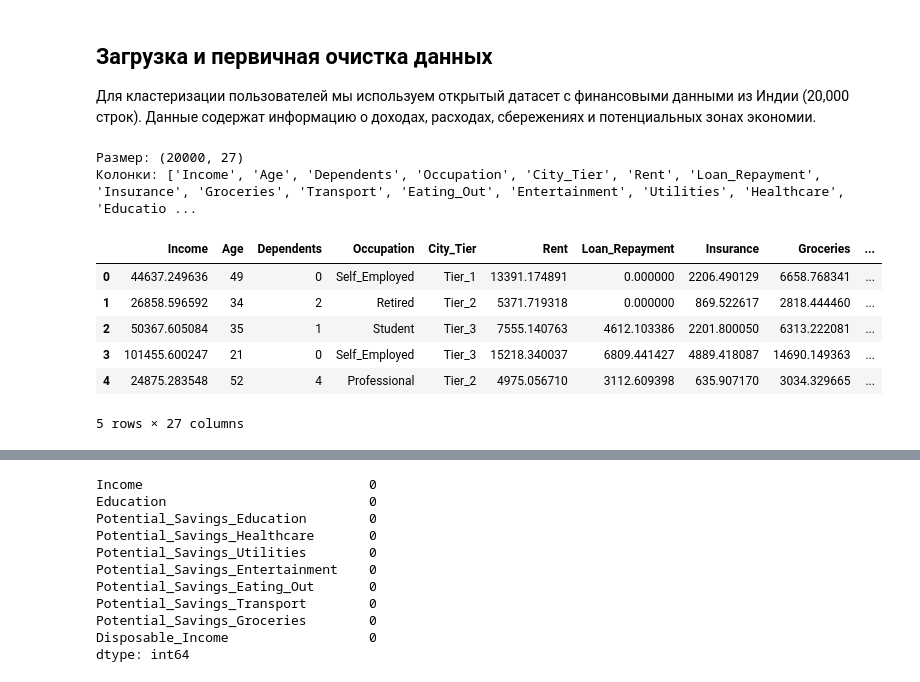
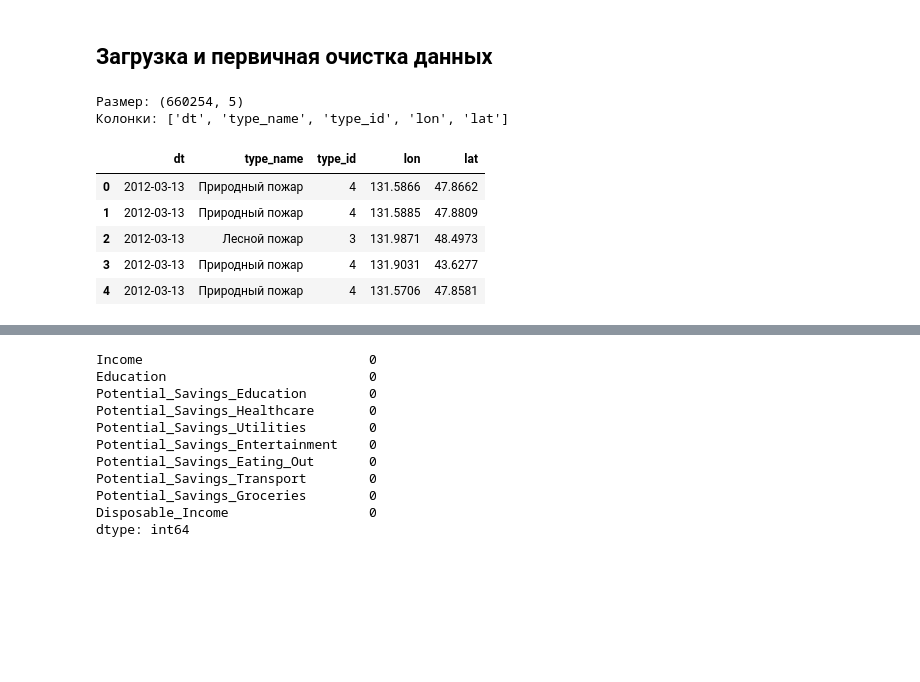
Before and after one commit to neilarphy/mlops-jmlc-project, a Jupyter notebook: baseline.ipynb, the cells around one changed output, grey strips where cells are left out. Drawn from its saved outputs; the diff is of its cells as text; code cells hidden in the pictures; blank space fills up the shorter version.

```diff
--- a/baseline.ipynb
+++ b/baseline.ipynb
@@ -38,22 +3,19 @@
 # %% [markdown]
 ##  Загрузка и первичная очистка данных
-
-Для кластеризации пользователей мы используем открытый датасет с финансовыми данными из Индии (20,000 строк). Данные содержат информацию о доходах, расходах, сбережениях и потенциальных зонах экономии.
 # %%
 import pandas as pd
 
-df = pd.read_csv("datasets/GOLDCLUSTERING.csv", sep=';')
+df = pd.read_csv("datasets/data/thermopoints.csv", sep=';')
 
 print("Размер:", df.shape)
 print("Колонки:", df.columns.tolist())
 df.head()
 # %% [output]
-Размер: (20000, 27)
-Колонки: ['Income', 'Age', 'Dependents', 'Occupation', 'City_Tier', 'Rent', 'Loan_Repayment', 'Insurance', 'Groceries', 'Transport', 'Eating_Out', 'Entertainment', 'Utilities', 'Healthcare', 'Educatio ...
+Размер: (660254, 5)
+Колонки: ['dt', 'type_name', 'type_id', 'lon', 'lat']
-|  | Income | Age | Dependents | Occupation | City_Tier | Rent | Loan_Repayment | Insurance | Groceries | ... |
-| 0 | 44637.249636 | 49 | 0 | Self_Employed | Tier_1 | 13391.174891 | 0.000000 | 2206.490129 | 6658.768341 | ... |
-| 1 | 26858.596592 | 34 | 2 | Retired | Tier_2 | 5371.719318 | 0.000000 | 869.522617 | 2818.444460 | ... |
-| 2 | 50367.605084 | 35 | 1 | Student | Tier_3 | 7555.140763 | 4612.103386 | 2201.800050 | 6313.222081 | ... |
-| 3 | 101455.600247 | 21 | 0 | Self_Employed | Tier_3 | 15218.340037 | 6809.441427 | 4889.418087 | 14690.149363 | ... |
-| 4 | 24875.283548 | 52 | 4 | Professional | Tier_2 | 4975.056710 | 3112.609398 | 635.907170 | 3034.329665 | ... |
+|  | dt | type_name | type_id | lon | lat |
+| 0 | 2012-03-13 | Природный пожар | 4 | 131.5866 | 47.8662 |
+| 1 | 2012-03-13 | Природный пожар | 4 | 131.5885 | 47.8809 |
+| 2 | 2012-03-13 | Лесной пожар | 3 | 131.9871 | 48.4973 |
+| 3 | 2012-03-13 | Природный пожар | 4 | 131.9031 | 43.6277 |
+| 4 | 2012-03-13 | Природный пожар | 4 | 131.5706 | 47.8581 |
-5 rows × 27 columns
```
Also changed, not shown: parts of 2 cells of this notebook, 9 other files.
